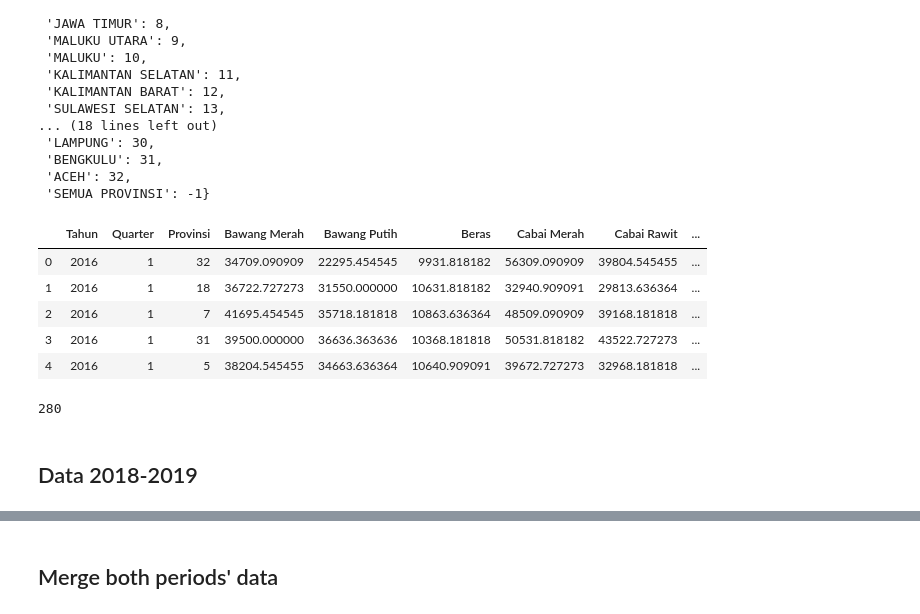
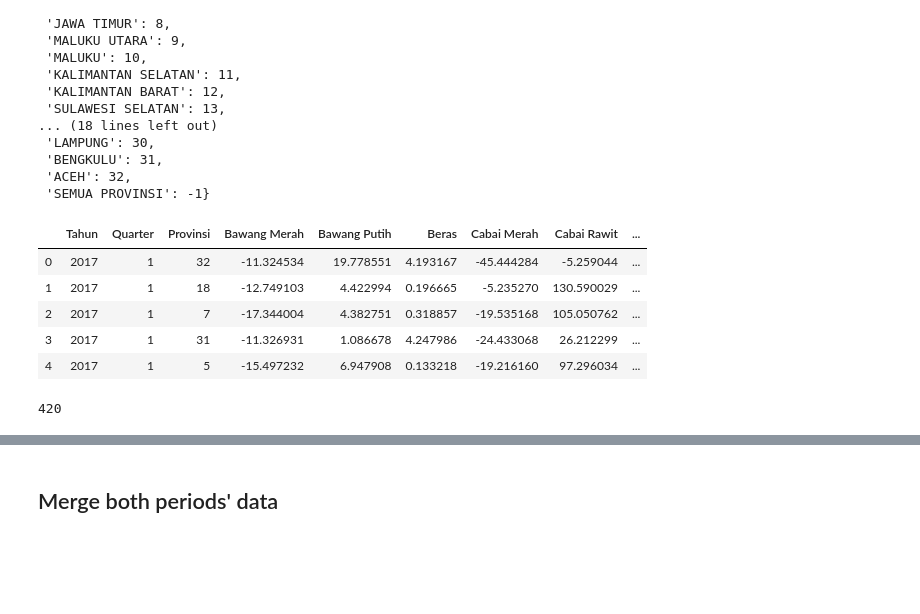
Before and after one commit to jonathan-alvaro/dashboard-daya-beli, a Jupyter notebook: data/harga_pangan/preprocess_data.ipynb, the cells around one changed output, grey strips where cells are left out. Drawn from its saved outputs; the diff is of its cells as text; code cells hidden in the pictures; blank space fills up the shorter version.

```diff
--- a/data/harga_pangan/preprocess_data.ipynb
+++ b/data/harga_pangan/preprocess_data.ipynb
@@ -622,20 +892,20 @@ merged_food_prices.to_csv(
 )
 # %%
 merged_food_prices = pd.read_csv(
-    os.path.join('output', 'aggregate_data.csv')
+    os.path.join('output', 'food_data.csv')
 )
 merged_food_prices.head()
 # %% [output]
 |  | Tahun | Quarter | Provinsi | Bawang Merah | Bawang Putih | Beras | Cabai Merah | Cabai Rawit | ... |
-| 0 | 2016 | 1 | 32 | 34709.090909 | 22295.454545 | 9931.818182 | 56309.090909 | 39804.545455 | ... |
-| 1 | 2016 | 1 | 18 | 36722.727273 | 31550.000000 | 10631.818182 | 32940.909091 | 29813.636364 | ... |
-| 2 | 2016 | 1 | 7 | 41695.454545 | 35718.181818 | 10863.636364 | 48509.090909 | 39168.181818 | ... |
-| 3 | 2016 | 1 | 31 | 39500.000000 | 36636.363636 | 10368.181818 | 50531.818182 | 43522.727273 | ... |
-| 4 | 2016 | 1 | 5 | 38204.545455 | 34663.636364 | 10640.909091 | 39672.727273 | 32968.181818 | ... |
+| 0 | 2017 | 1 | 32 | -11.324534 | 19.778551 | 4.193167 | -45.444284 | -5.259044 | ... |
+| 1 | 2017 | 1 | 18 | -12.749103 | 4.422994 | 0.196665 | -5.235270 | 130.590029 | ... |
+| 2 | 2017 | 1 | 7 | -17.344004 | 4.382751 | 0.318857 | -19.535168 | 105.050762 | ... |
+| 3 | 2017 | 1 | 31 | -11.326931 | 1.086678 | 4.247986 | -24.433068 | 26.212299 | ... |
+| 4 | 2017 | 1 | 5 | -15.497232 | 6.947908 | 0.133218 | -19.216160 | 97.296034 | ... |
 # %%
 len(merged_food_prices)
 # %% [output]
-280
+420
 # %%
 json_data = {}
 merged_food_prices['label'] = (
@@ -667,5 +937,3 @@ for period in pd.unique(merged_food_prices['label']):
 
 with open(os.path.join('output', 'food.json'), 'w') as f:
     json.dump(json_data, f)
-# %% [markdown]
-## Data 2018-2019
```
Also changed, not shown: parts of 35 cells of this notebook, 7 other files.
